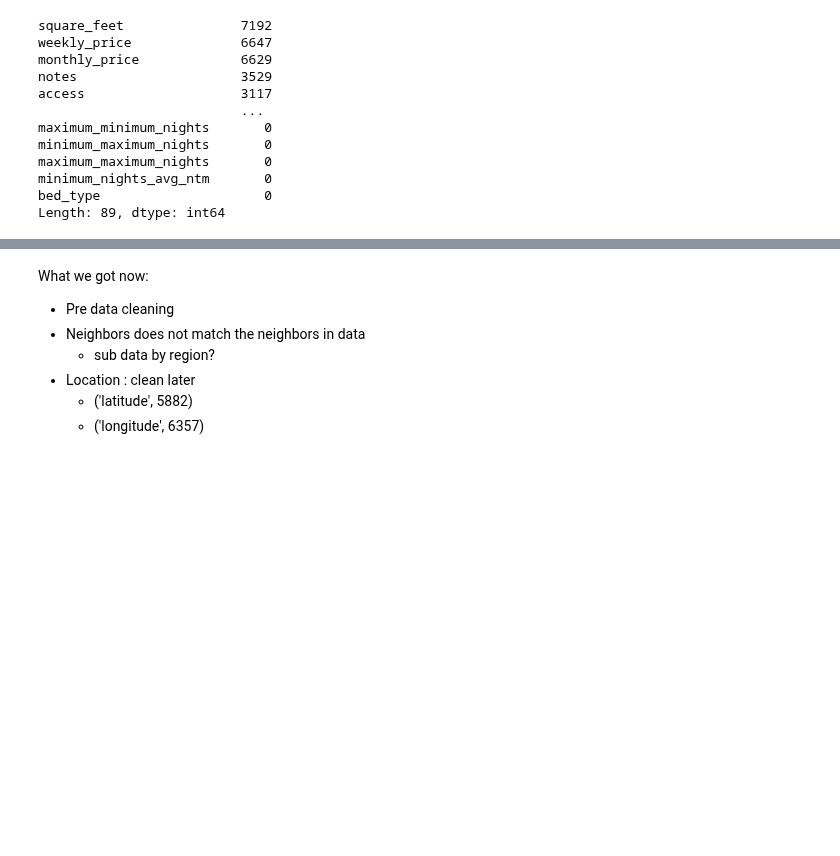
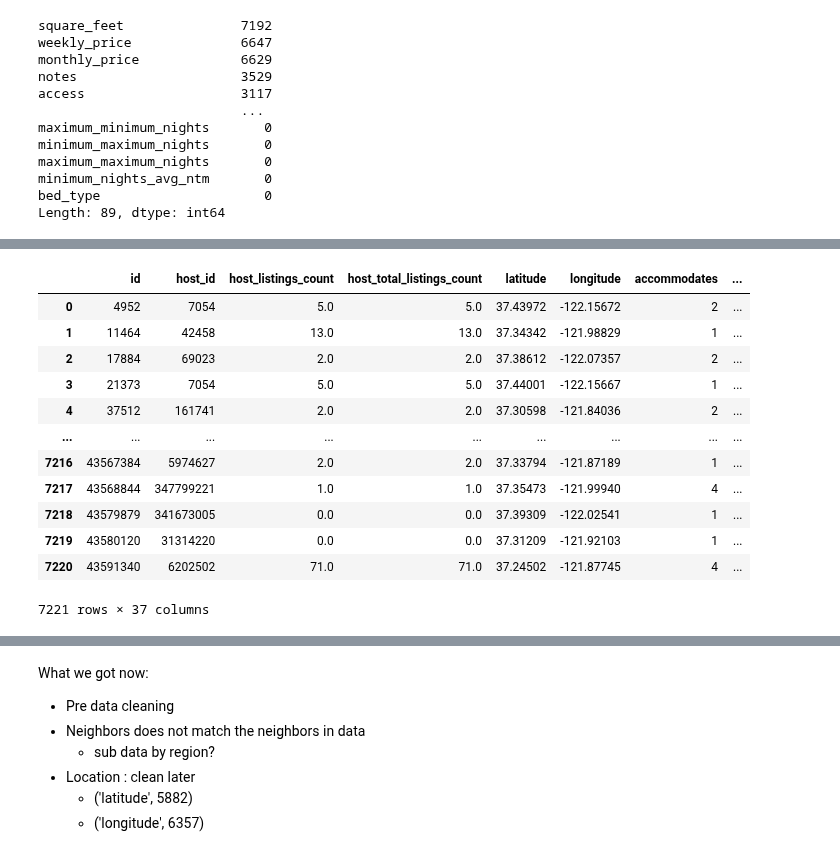
Before and after one commit to johnfcchan/crackdatescience, a Jupyter notebook: Airbnb_evan.ipynb, the cells around one changed output, grey strips where cells are left out. Saved outputs shown, nothing was run; the diff lists cells and outputs as text; code cells hidden in the pictures; blank space fills up the shorter version.

Commit message:
notes, numerical/ nominal features

```diff
--- a/Airbnb_evan.ipynb
+++ b/Airbnb_evan.ipynb
@@ -401,4 +276,6 @@ minimum_nights_avg_ntm       0
 bed_type                     0
 Length: 89, dtype: int64
 # %%
-data = data.drop(['square_feet', 'weekly_price', 'monthly_price'], axis=1)
+# drop the columns with null values over 50% and state, zipcode
+
+data = data.drop(['square_feet', 'weekly_price', 'monthly_price','zipcode','state'], axis=1)
@@ -414,0 +282,19 @@ data.head()
+# %%
+numeric_features = data.select_dtypes(include=['int64', 'float64'])
+nominal_features = data.select_dtypes(include=['object'])
+# %%
+numeric_features
+# %% [output]
+|  | id | host_id | host_listings_count | host_total_listings_count | latitude | longitude | accommodates | ... |
+| 0 | 4952 | 7054 | 5.0 | 5.0 | 37.43972 | -122.15672 | 2 | ... |
+| 1 | 11464 | 42458 | 13.0 | 13.0 | 37.34342 | -121.98829 | 1 | ... |
+| 2 | 17884 | 69023 | 2.0 | 2.0 | 37.38612 | -122.07357 | 2 | ... |
+| 3 | 21373 | 7054 | 5.0 | 5.0 | 37.44001 | -122.15667 | 1 | ... |
+| 4 | 37512 | 161741 | 2.0 | 2.0 | 37.30598 | -121.84036 | 2 | ... |
+| ... | ... | ... | ... | ... | ... | ... | ... | ... |
+| 7216 | 43567384 | 5974627 | 2.0 | 2.0 | 37.33794 | -121.87189 | 1 | ... |
+| 7217 | 43568844 | 347799221 | 1.0 | 1.0 | 37.35473 | -121.99940 | 4 | ... |
+| 7218 | 43579879 | 341673005 | 0.0 | 0.0 | 37.39309 | -122.02541 | 1 | ... |
+| 7219 | 43580120 | 31314220 | 0.0 | 0.0 | 37.31209 | -121.92103 | 1 | ... |
+| 7220 | 43591340 | 6202502 | 71.0 | 71.0 | 37.24502 | -121.87745 | 4 | ... |
+7221 rows × 37 columns
```
Also changed, not shown: parts of 22 cells of this notebook, 1 other file.
